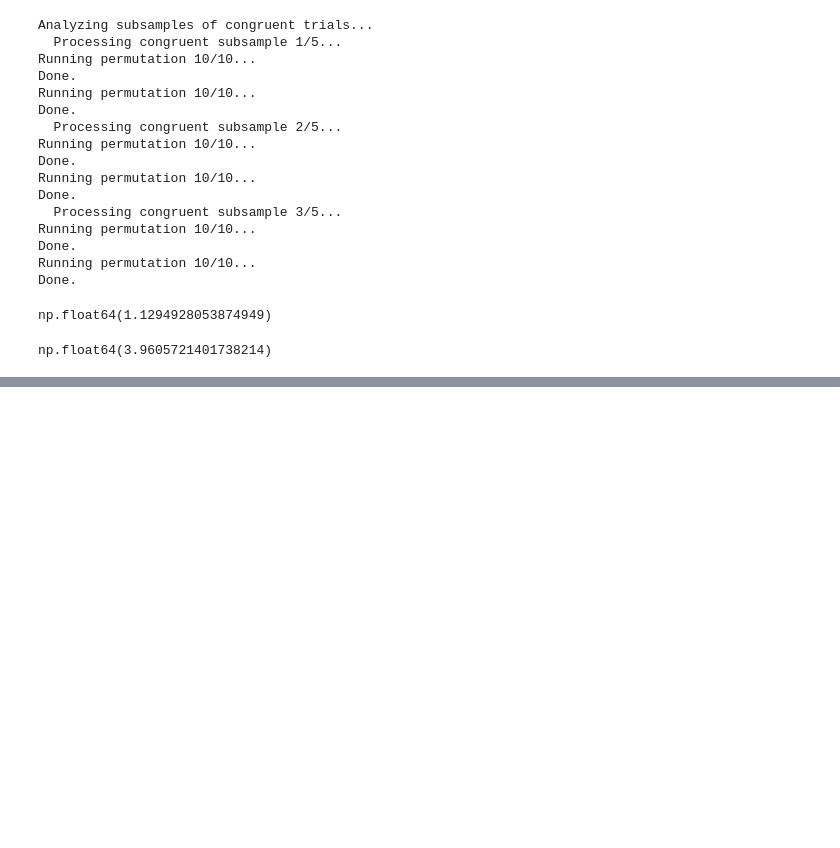
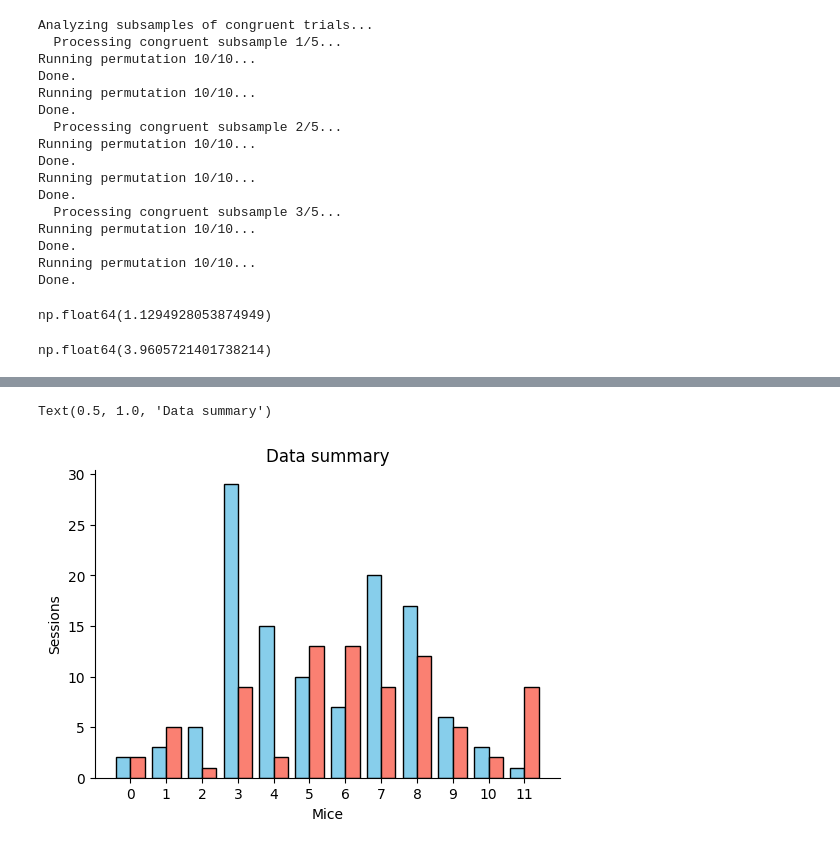
Before and after one commit to debottamKundu/ibl-partial-info-decomp, a Jupyter notebook: notebooks/compare_decoders.ipynb, the cells around one changed output, grey strips where cells are left out. Cells and saved outputs as stored; diff of their text form; code cells hidden in the pictures; blank space fills up the shorter version.

```diff
--- a/notebooks/compare_decoders.ipynb
+++ b/notebooks/compare_decoders.ipynb
@@ -375,0 +449,37 @@ np.float64(3.9605721401738214)
+# %%
+import matplotlib.pyplot as plt
+import numpy as np
+import pandas as pd
+
+# Your data
+training_sessions = np.asarray([2, 3, 5, 29, 15, 10, 7, 20, 17, 6, 3, 1])
+trained_sessions = np.asarray([2, 5, 1, 9, 2, 13, 13, 9, 12, 5, 2, 9])
+mice_ids = [f"Mouse {i+1}" for i in range(len(training_sessions))]
+
+# Structure data in a DataFrame
+# %%
+fig, ax = plt.subplots(figsize=(6, 4))
+ax.bar(
+    np.arange(len(mice_ids)),
+    training_sessions,
+    width=0.4,
+    edgecolor="k",
+    color="skyblue",
+    label="training",
+)
+ax.bar(
+    np.arange(len(mice_ids)) + 0.4,
+    trained_sessions,
+    width=0.4,
+    edgecolor="k",
+    color="salmon",
+    label="trained",
+)
+ax.set_xticks(np.arange(len(mice_ids)) + 0.2, np.arange(len(mice_ids)))
+ax.set_xlabel("Mice")
+ax.set_ylabel("Sessions")
+sns.despine()
+ax.set_title("Data summary")
+# %% [output]
+Text(0.5, 1.0, 'Data summary')
+[figure, added]
```
Also changed, not shown: parts of 13 cells of this notebook, 2 other files.
